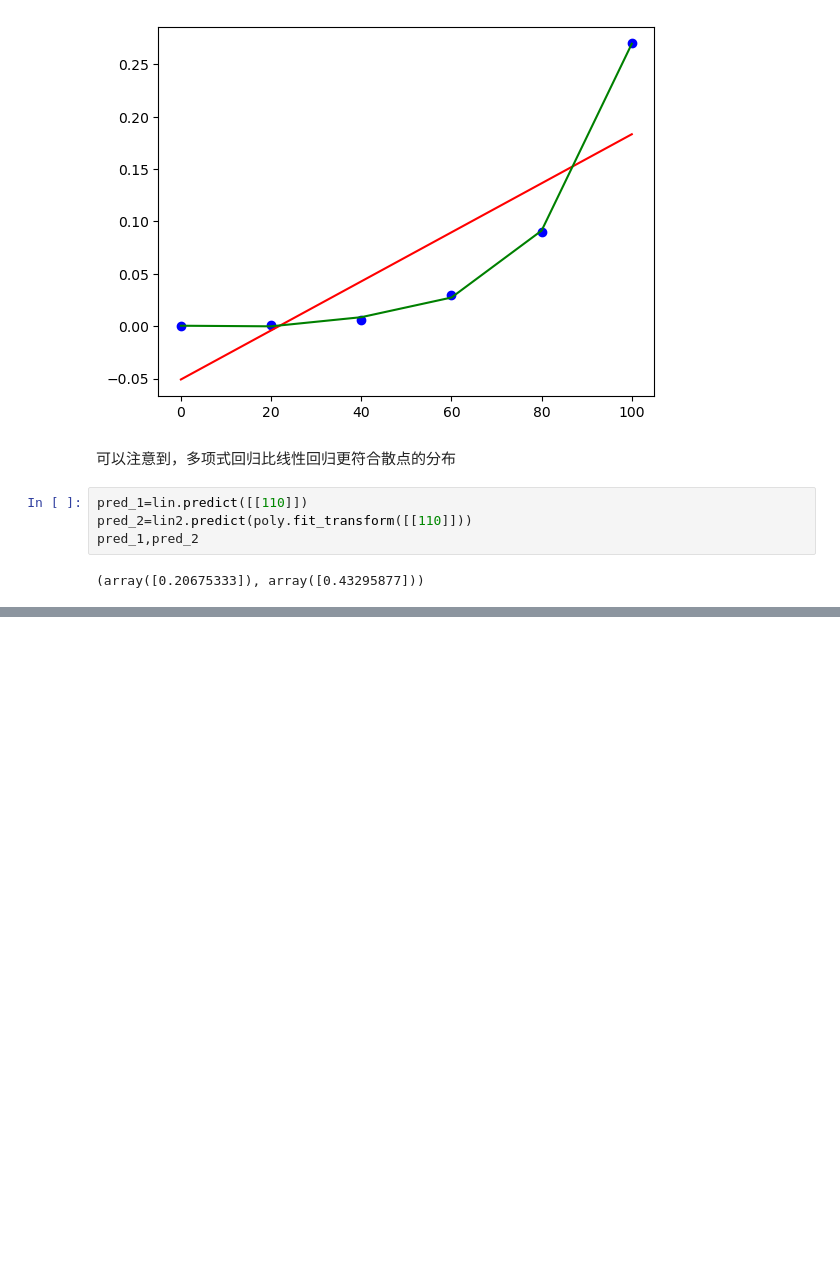
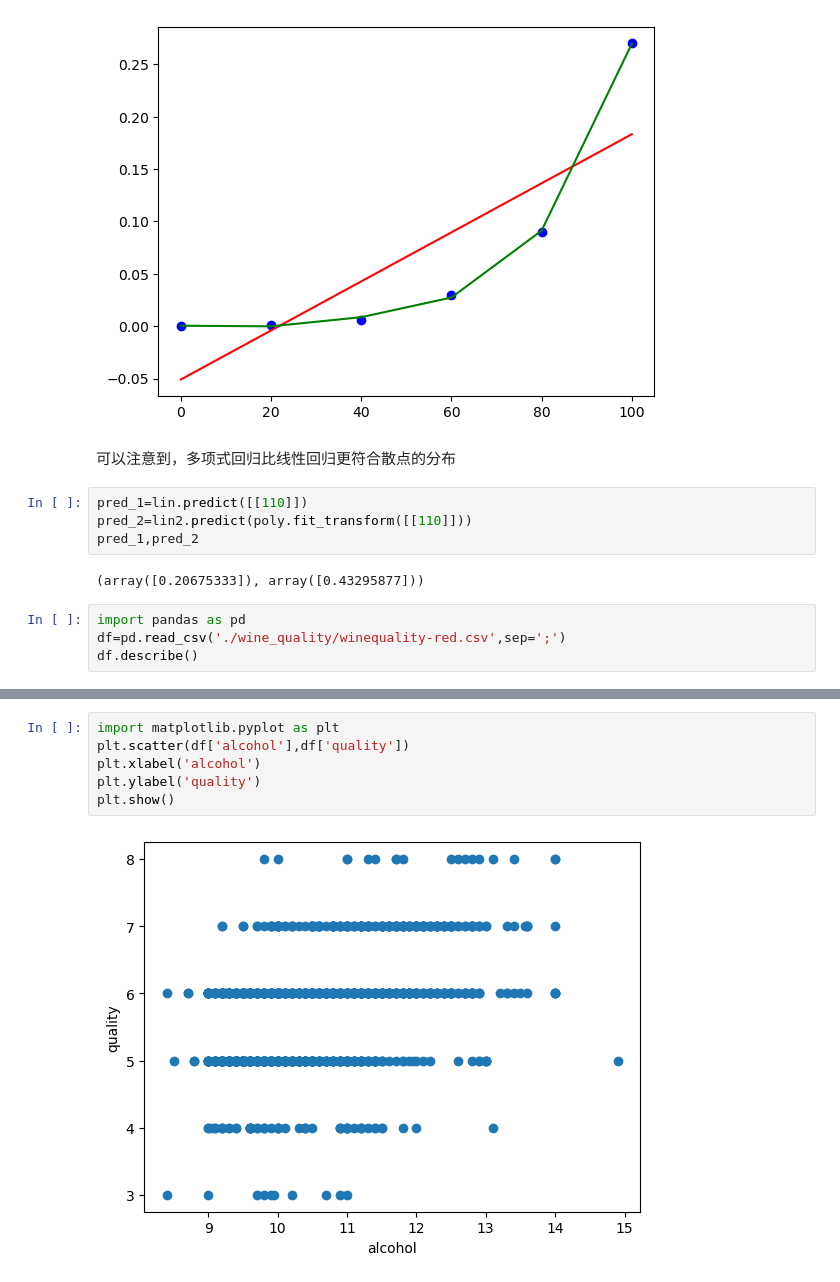
Before and after one commit to Diomedes-Jiang/MathematicalModeling, a Jupyter notebook: RegressionAnalysis.ipynb, the cells around one changed output, grey strips where cells are left out. Cells and saved outputs as stored; diff of their text form; blank space fills up the shorter version.

```diff
--- a/RegressionAnalysis.ipynb
+++ b/RegressionAnalysis.ipynb
@@ -127,3 +127,7 @@ pred_2=lin2.predict(poly.fit_transform([[110]]))
 pred_1,pred_2
 # %% [output]
 (array([0.20675333]), array([0.43295877]))
+# %%
+import pandas as pd
+df=pd.read_csv('./wine_quality/winequality-red.csv',sep=';')
+df.describe()
@@ -129,0 +144,8 @@ pred_1,pred_2
+# %%
+import matplotlib.pyplot as plt
+plt.scatter(df['alcohol'],df['quality'])
+plt.xlabel('alcohol')
+plt.ylabel('quality')
+plt.show()
+# %% [output]
+[figure, added]
```
Also changed, not shown: parts of 5 cells of this notebook, 8 other files.
